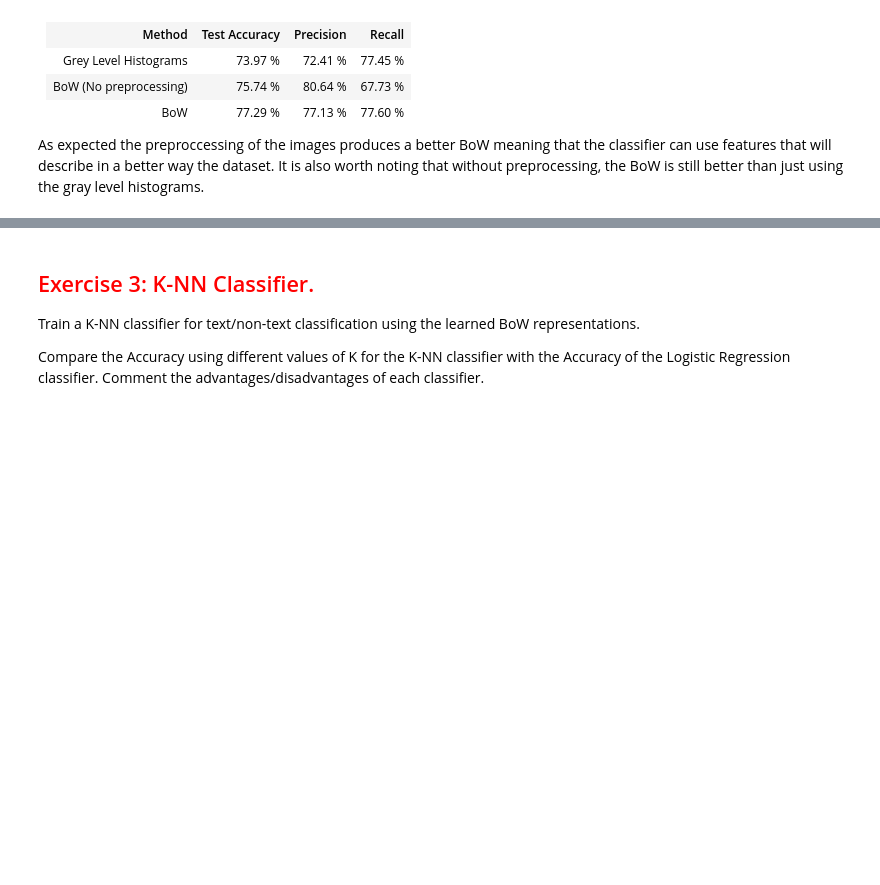
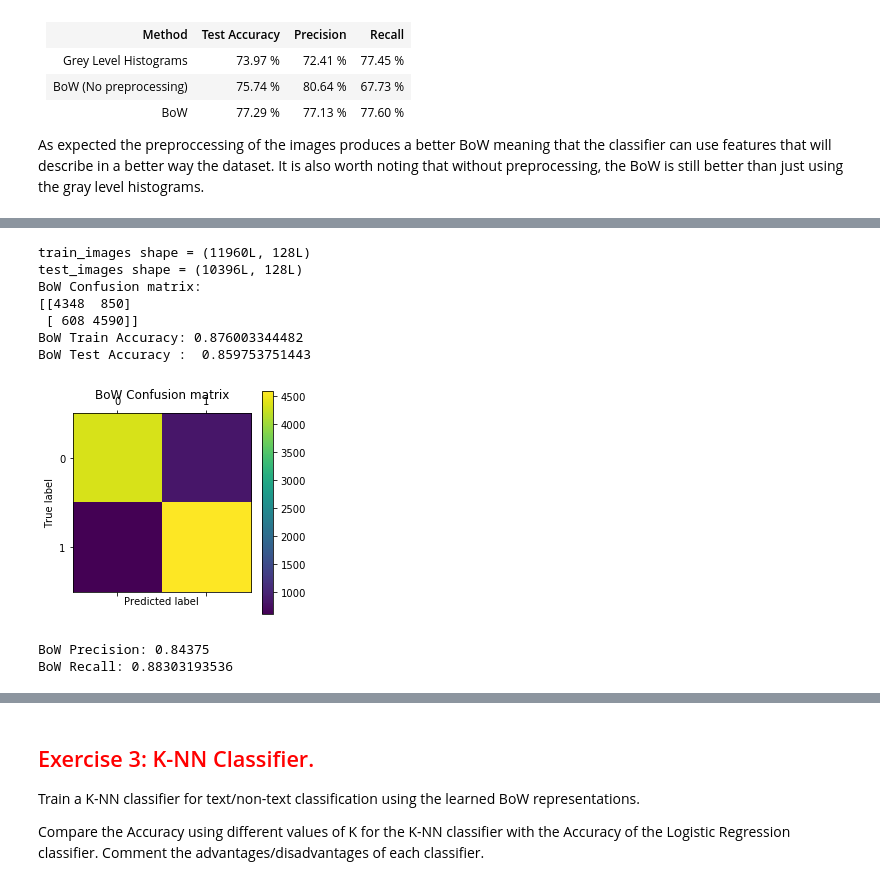
Before and after one commit to bqUAB/par_practices, a Jupyter notebook: c-unsupervised_learning/PR2.ipynb, the cells around one changed output, grey strips where cells are left out. Drawn from its saved outputs; the diff is of its cells as text; code cells hidden in the pictures; blank space fills up the shorter version.

```diff
--- a/c-unsupervised_learning/PR2.ipynb
+++ b/c-unsupervised_learning/PR2.ipynb
@@ -711,0 +1113,56 @@ As expected the preproccessing of the images produces a better BoW meaning that
+# %%
+# Import the train/test data (raw image pixels).
+with gzip.open('./BoW-128-8.pklz', 'rb') as f:
+    (train_labels, train_images, test_labels, test_images) = pickle.load(f)
+
+print("train_images shape = " + str(train_images.shape))
+print("test_images shape = " + str(test_images.shape))
+
+# Logistic Regression gradient descent optimization
+w_bow = GradientDescent(train_images, train_labels)
+
+H_bowTr = ([
+    classifyVector(train_images[i, :], w_bow, 0.5)
+    for i in range(train_images.shape[0])])
+
+# Calculate classification Accuracy in test data
+H_bowTe = ([
+    classifyVector(test_images[i, :], w_bow, 0.5)
+    for i in range(test_images.shape[0])])
+
+# confusion matrix on test data
+cm_bow = confusion_matrix(test_labels, H_bowTe)
+print 'BoW Confusion matrix:'
+print (cm_bow)
+
+print "BoW Train Accuracy:", (str(float(
+    np.sum(H_bowTr == train_labels)) / train_labels.shape[0]))
+print "BoW Test Accuracy : ", (str(float(
+    np.sum(H_bowTe == test_labels)) / test_labels.shape[0]))
+
+# Plot BoW confusion matrix
+plt.matshow(cm_bow)
+plt.title('BoW Confusion matrix')
+plt.colorbar()
+plt.ylabel('True label')
+plt.xlabel('Predicted label')
+plt.show()
+
+# Unprocessed BoW Precision
+bow_precision = float(cm_bow[1, 1]) / float((cm_bow[1, 1] + cm_bow[0, 1]))
+print "BoW Precision:", bow_precision
+
+# Unprocessed BoW Recall
+bow_recall = float(cm_bow[1, 1]) / float((cm_bow[1, 0] + cm_bow[1, 1]))
+print "BoW Recall:", bow_recall
+# %% [output]
+train_images shape = (11960L, 128L)
+test_images shape = (10396L, 128L)
+BoW Confusion matrix:
+[[4348  850]
+ [ 608 4590]]
+BoW Train Accuracy: 0.876003344482
+BoW Test Accuracy :  0.859753751443
+[figure, added]
+BoW Precision: 0.84375
+BoW Recall: 0.88303193536
```
Also changed, not shown: parts of 14 cells of this notebook, 10 other files.
